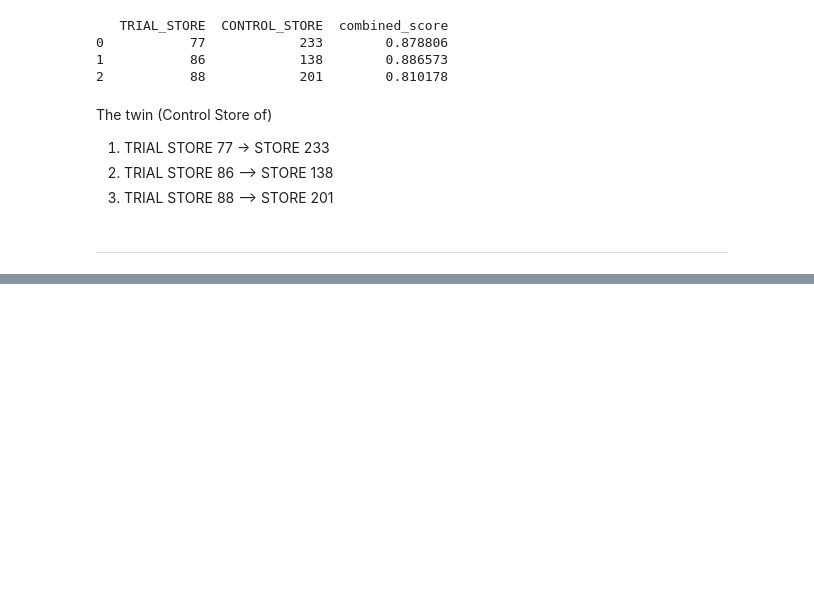
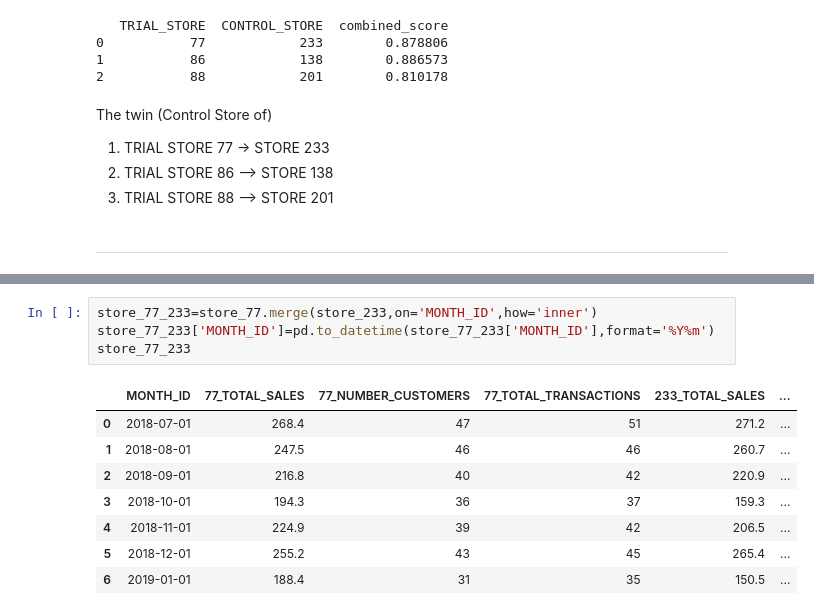
Before and after one commit to Mridul-dhungana/Quantium-Data-Analytics, a Jupyter notebook: Trial and Control stores.ipynb, the cells around one changed output, grey strips where cells are left out. Saved outputs shown, nothing was run; the diff lists cells and outputs as text; blank space fills up the shorter version.

```diff
--- a/Trial and Control stores.ipynb
+++ b/Trial and Control stores.ipynb
@@ -769,0 +844,13 @@ The twin (Control Store of)<br>
+# %%
+store_77_233=store_77.merge(store_233,on='MONTH_ID',how='inner')
+store_77_233['MONTH_ID']=pd.to_datetime(store_77_233['MONTH_ID'],format='%Y%m')
+store_77_233
+# %% [output]
+|  | MONTH_ID | 77_TOTAL_SALES | 77_NUMBER_CUSTOMERS | 77_TOTAL_TRANSACTIONS | 233_TOTAL_SALES | ... |
+| 0 | 2018-07-01 | 268.4 | 47 | 51 | 271.2 | ... |
+| 1 | 2018-08-01 | 247.5 | 46 | 46 | 260.7 | ... |
+| 2 | 2018-09-01 | 216.8 | 40 | 42 | 220.9 | ... |
+| 3 | 2018-10-01 | 194.3 | 36 | 37 | 159.3 | ... |
+| 4 | 2018-11-01 | 224.9 | 39 | 42 | 206.5 | ... |
+| 5 | 2018-12-01 | 255.2 | 43 | 45 | 265.4 | ... |
+| 6 | 2019-01-01 | 188.4 | 31 | 35 | 150.5 | ... |
```
Also changed, not shown: parts of 8 cells of this notebook.
